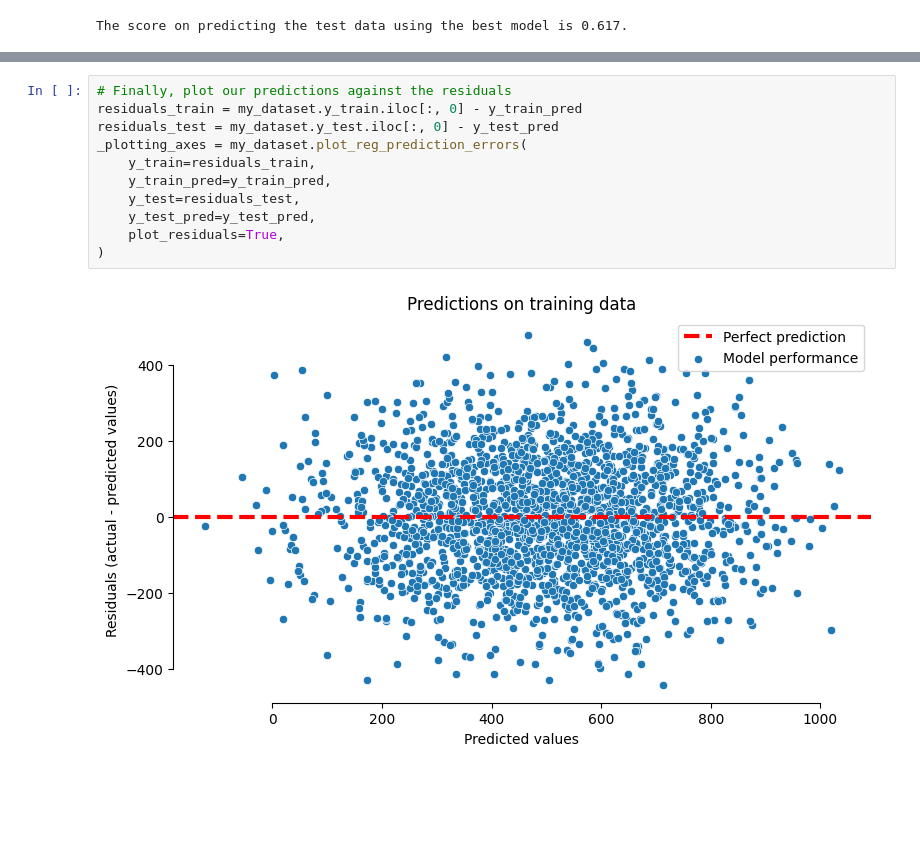
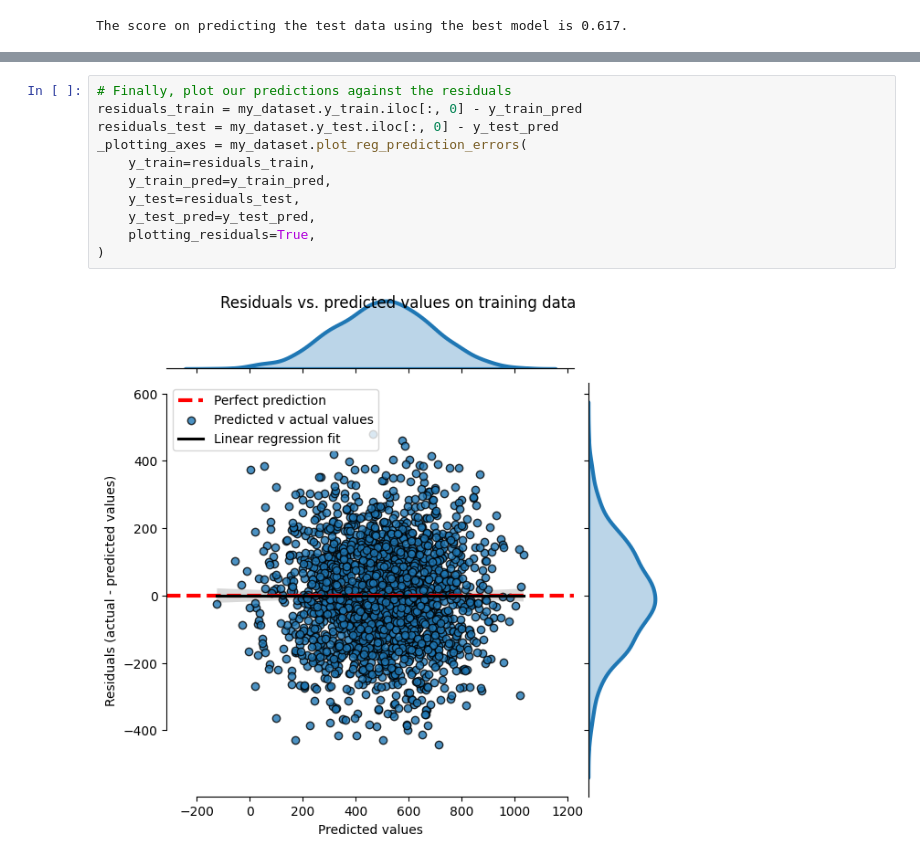
Before and after one commit to MichlF/PrettyShortML, a Jupyter notebook: examples/Example_regression.ipynb, the cells around one changed output, grey strips where cells are left out. Drawn from its saved outputs; the diff is of its cells as text; blank space fills up the shorter version.

```diff
--- a/examples/Example_regression.ipynb
+++ b/examples/Example_regression.ipynb
@@ -225,13 +226,13 @@ _plotting_axes = my_dataset.plot_reg_prediction_errors(
 # %%
 # Finally, plot our predictions against the residuals
 residuals_train = my_dataset.y_train.iloc[:, 0] - y_train_pred
 residuals_test = my_dataset.y_test.iloc[:, 0] - y_test_pred
 _plotting_axes = my_dataset.plot_reg_prediction_errors(
     y_train=residuals_train,
     y_train_pred=y_train_pred,
     y_test=residuals_test,
     y_test_pred=y_test_pred,
-    plot_residuals=True,
+    plotting_residuals=True,
 )
 # %% [output]
-[figure, old version]
+[figure, new version]
```
Also changed, not shown: parts of 4 cells of this notebook, 3 other files.
